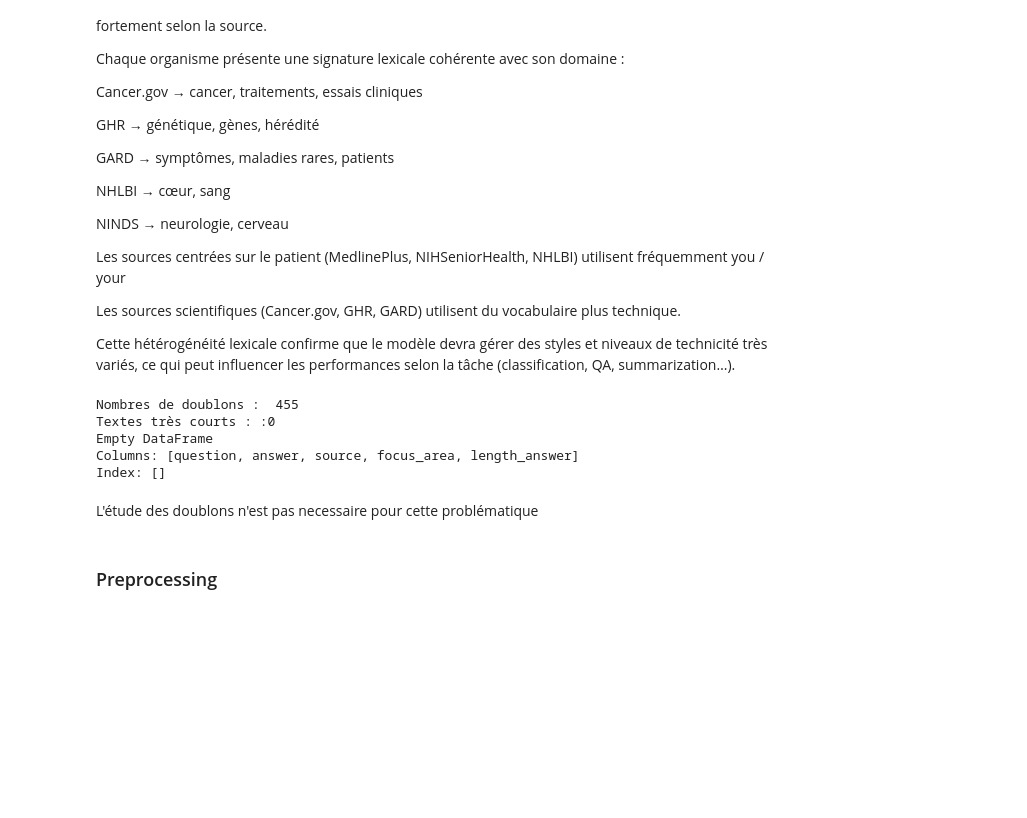
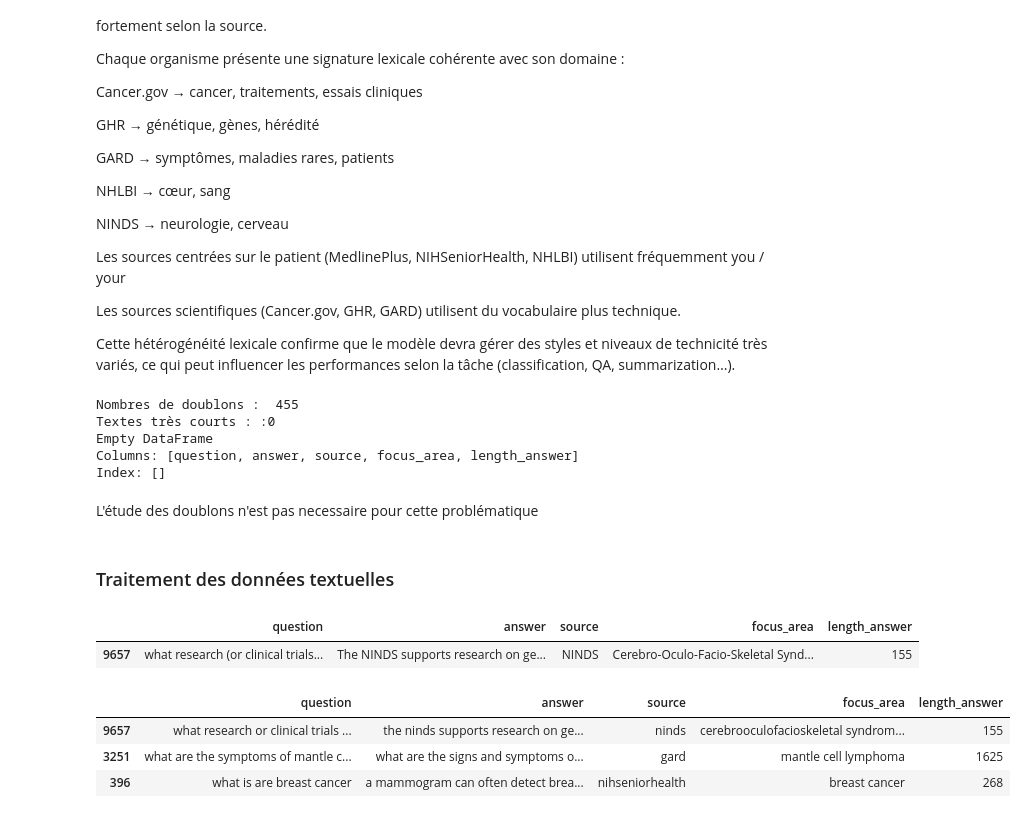
Before and after one commit to YabaCoffie/healthcare, a Jupyter notebook: healthcare.ipynb, the cells around one changed output. Saved outputs shown, nothing was run; the diff lists cells and outputs as text; code cells hidden in the pictures; blank space fills up the shorter version.

Commit message:
Traitement du train - classique

```diff
--- a/healthcare.ipynb
+++ b/healthcare.ipynb
@@ -211,4 +214,27 @@ Index: []
 # %% [markdown]
 L'étude des doublons n'est pas necessaire pour cette problématique
 # %% [markdown]
-### Preprocessing
+### Traitement des données textuelles
+# %%
+def traitement_texte(text):
+    text=text.lower()
+    text=text.translate(str.maketrans("","",string.punctuation))
+    return text
+# %%
+train_data.head(1)
+# %% [output]
+|  | question | answer | source | focus_area | length_answer |
+| 9657 | what research (or clinical trials... | The NINDS supports research on ge... | NINDS | Cerebro-Oculo-Facio-Skeletal Synd... | 155 |
+# %%
+train_clean=train_data.copy()
+train_clean["question"]=train_clean["question"].apply(traitement_texte)
+train_clean["answer"]=train_clean["answer"].apply(traitement_texte)
+train_clean["source"]=train_clean["source"].apply(traitement_texte)
+train_clean["focus_area"]=train_clean["focus_area"].apply(traitement_texte)
+# %%
+train_clean.head(3)
+# %% [output]
+|  | question | answer | source | focus_area | length_answer |
+| 9657 | what research or clinical trials ... | the ninds supports research on ge... | ninds | cerebrooculofacioskeletal syndrom... | 155 |
+| 3251 | what are the symptoms of mantle c... | what are the signs and symptoms o... | gard | mantle cell lymphoma | 1625 |
+| 396 | what is are breast cancer | a mammogram can often detect brea... | nihseniorhealth | breast cancer | 268 |
```
Also changed, not shown: parts of 6 cells of this notebook.
